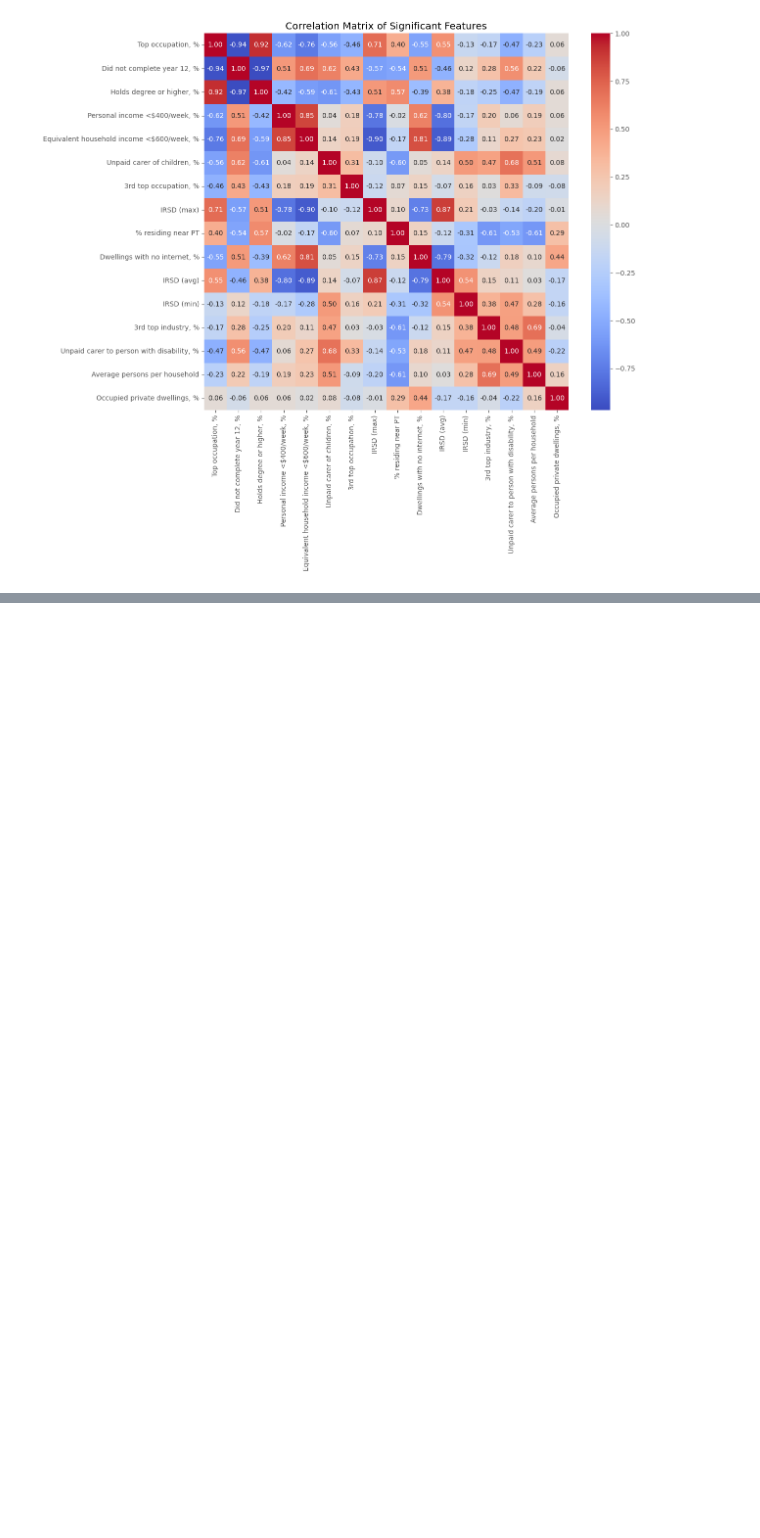
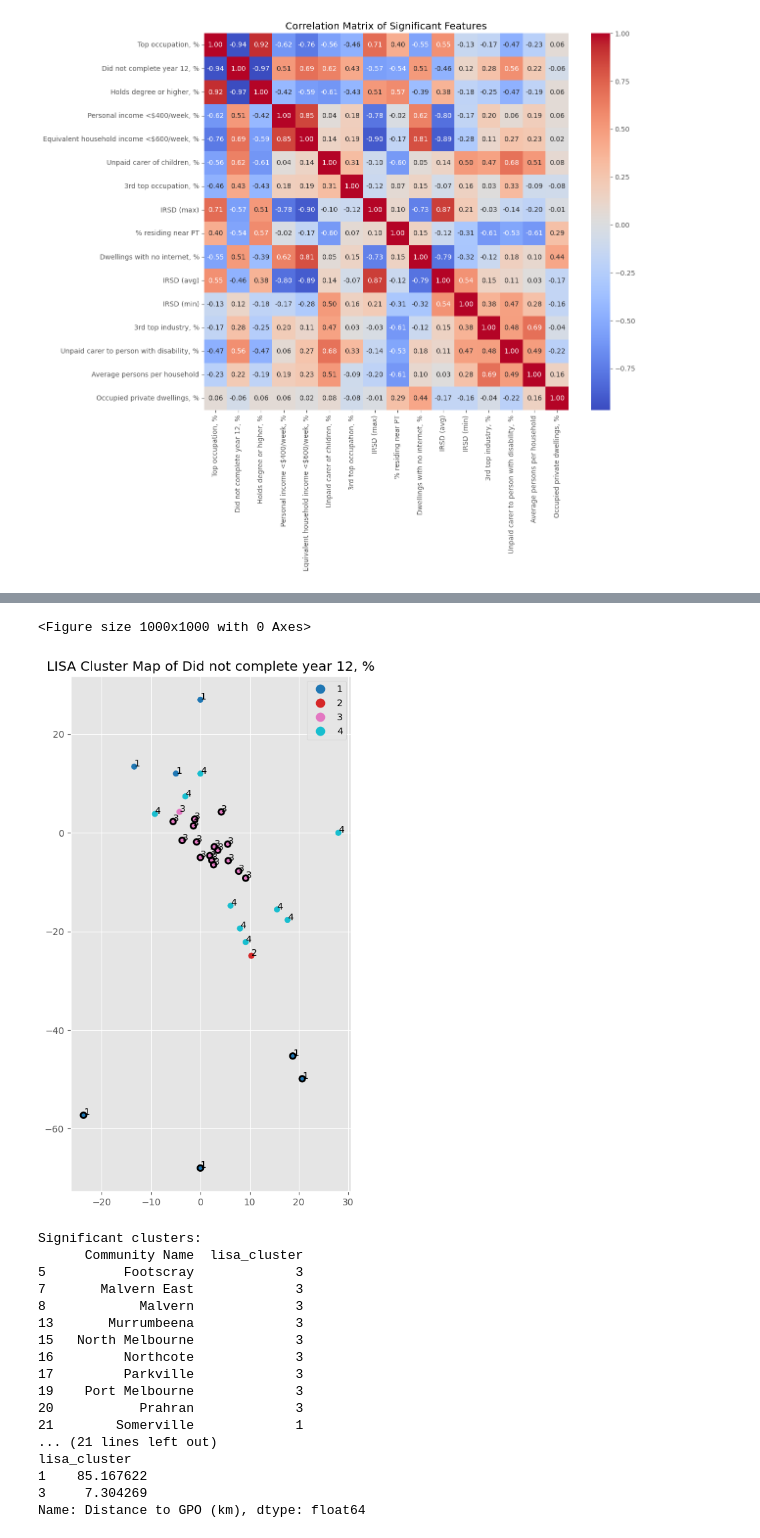
Before and after one commit to Subhasis-Biswas/ML4CPS_Project2, a Jupyter notebook: socio_demographic.ipynb, the cells around one changed output, grey strips where cells are left out. Drawn from its saved outputs; the diff is of its cells as text; code cells hidden in the pictures; blank space fills up the shorter version.

```diff
--- a/socio_demographic.ipynb
+++ b/socio_demographic.ipynb
@@ -446,0 +500,22 @@ Dwellings with no internet, %         1.3918          0.5698          1.9616
+# %%
+lisa_analysis(gdf, 'Did not complete year 12, %')
+# %% [output]
+<Figure size 1000x1000 with 0 Axes>
+[figure, added]
+Significant clusters:
+      Community Name  lisa_cluster
+5          Footscray             3
+7       Malvern East             3
+8            Malvern             3
+13       Murrumbeena             3
+15   North Melbourne             3
+16         Northcote             3
+17         Parkville             3
+19    Port Melbourne             3
+20           Prahran             3
+21        Somerville             1
+... (21 lines left out)
+lisa_cluster
+1    85.167622
+3     7.304269
+Name: Distance to GPO (km), dtype: float64
```
Also changed, not shown: parts of 23 cells of this notebook.
